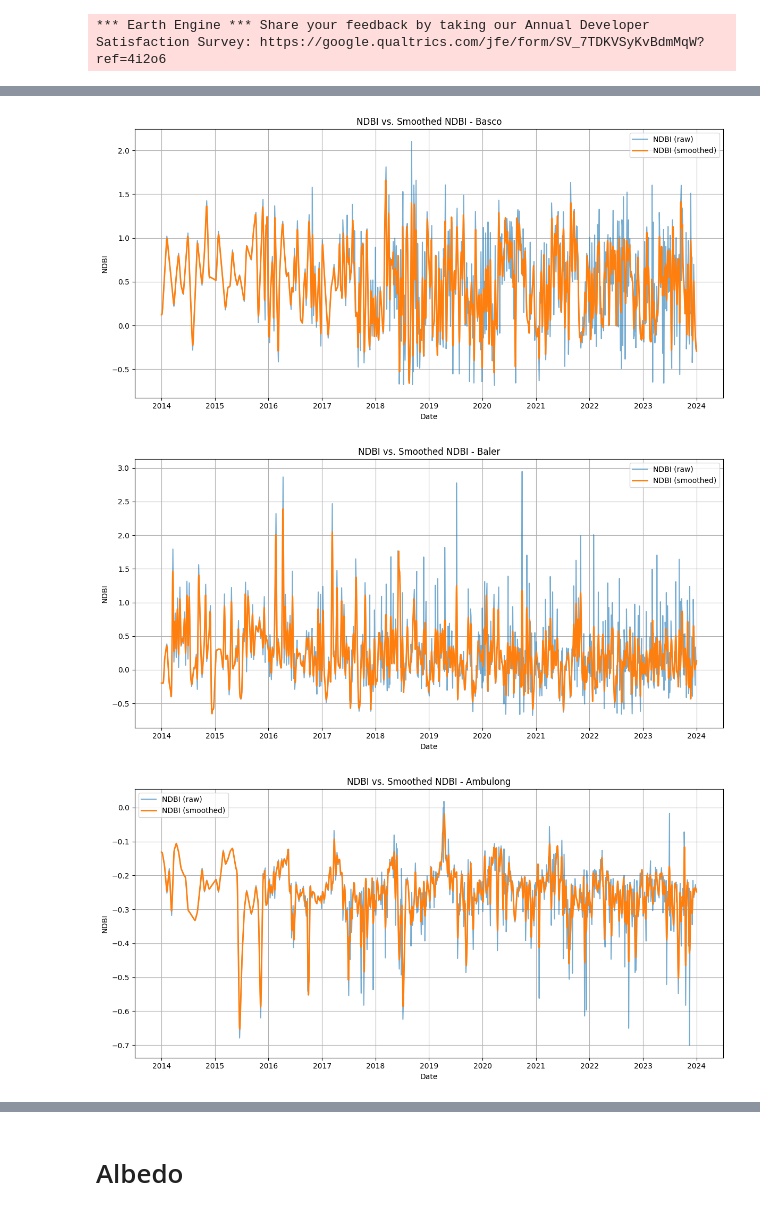
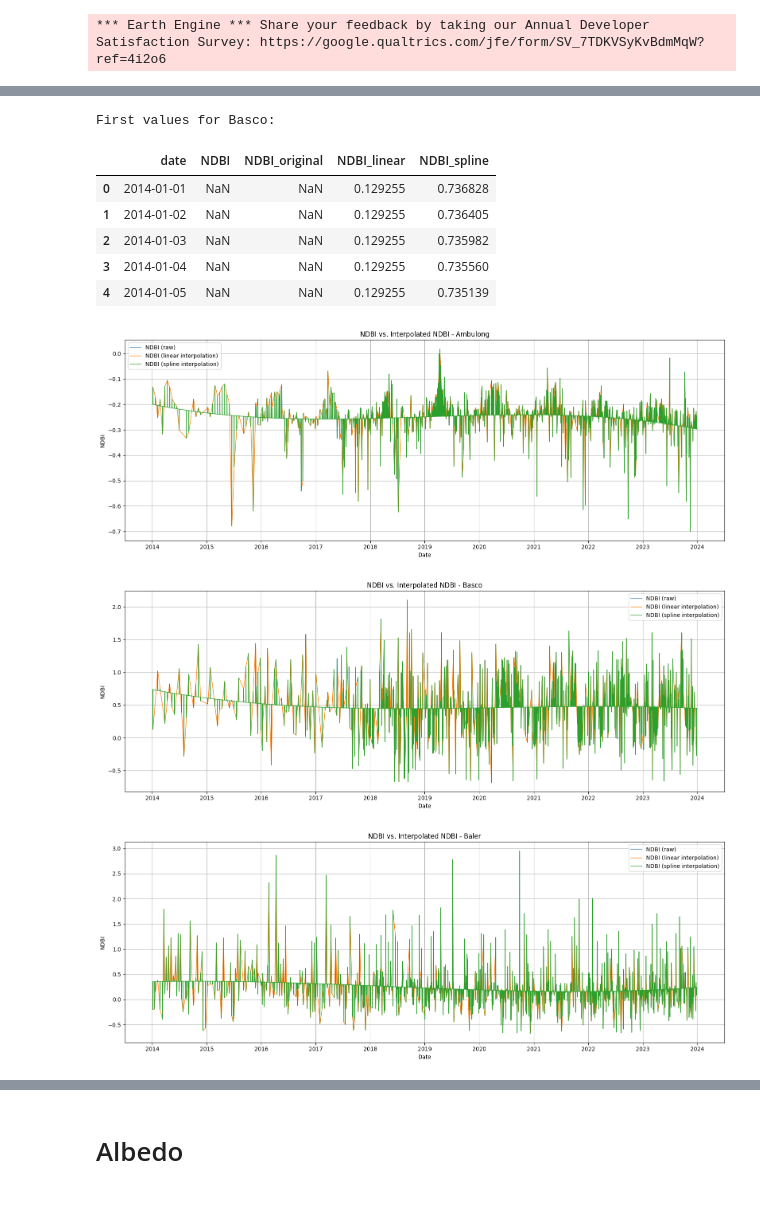
Before and after one commit to machiwao/CCTHESS1-CCTHESS2-Dev-and-Docs, a Jupyter notebook: ERA5_NDVI_NDBI_ALBEDO_Data Scraping.ipynb, the cells around one changed output, grey strips where cells are left out. Drawn from its saved outputs; the diff is of its cells as text; code cells hidden in the pictures.

Commit message:
New Script for Albedo, NDBI, and NDVI

```diff
--- a/ERA5_NDVI_NDBI_ALBEDO_Data Scraping.ipynb
+++ b/ERA5_NDVI_NDBI_ALBEDO_Data Scraping.ipynb
@@ -387,9 +414,9 @@ def get_hls_collection(region, start_date, end_date):
     return merged.map(add_ndbi)
 # %%
 def process_station(station_name, geometry, start_date, end_date):
-    print(f"Processing {station_name}...")
+    hls = get_hls_collection(geometry, start_date, end_date)
 
-    hls = get_hls_collection(geometry, start_date, end_date)
+    print(f"Processing NDBI for {station_name}...")
 
     ts = hls.map(lambda img: ee.Feature(
         None, {
@@ -404,8 +431,7 @@ def process_station(station_name, geometry, start_date, end_date):
         }
     ))
 
-    ts = ee.FeatureCollection(ts)
-    df = geemap.ee_to_df(ts)
+    df = geemap.ee_to_df(ee.FeatureCollection(ts))
 
     if df.empty:
         print(f"No data for {station_name}")
@@ -421,18 +447,16 @@ def process_station(station_name, geometry, start_date, end_date):
     g.index.name = "date"
     g = g.reset_index()
 
-    # Interpolate missing values
-    g["NDBI"] = g["NDBI"].interpolate("linear").ffill().bfill()
+    # Preserve original values
+    g["NDBI_original"] = g["NDBI"]
 
-    # Optional smoothing
-    try:
-        g["NDBI_smooth"] = savgol_filter(g["NDBI"], window_length=15, polyorder=2)
-    except:
-        g["NDBI_smooth"] = g["NDBI"]
+    # Interpolate missing values only (keeping original intact)
+    g["NDBI_linear"] = g["NDBI"].interpolate("linear", limit_direction="both")
+    g["NDBI_spline"] = g["NDBI"].interpolate("spline", order=3, limit_direction="both")
 
-    # Save only date + NDBI (+ smooth if wanted)
-    out_file = f"{station_name}_HLS_NDBI.csv"
-    g[["date", "NDBI", "NDBI_smooth"]].to_csv(out_file, index=False)
+    # Save to CSV: include original, interpolated, and smooth
+    out_file = f"{station_name}_NDBI.csv"
+    g[["date", "NDBI_original", "NDBI_linear", "NDBI_spline"]].to_csv(out_file, index=False)
 
     print(f"Saved {out_file} ({g.shape[0]} rows)")
     return g
@@ -452,31 +476,47 @@ Saved Cabanatuan_HLS_NDBI.csv (3653 rows)
+# %%
+# Check the first few rows of one of the dataframes
+if all_dfs:
+    first_station = list(all_dfs.keys())[0]
+    print(f"First values for {first_station}:")
+    display(all_dfs[first_station].head())
+else:
+    print("No dataframes were processed.")
+# %% [output]
+First values for Basco:
+|  | date | NDBI | NDBI_original | NDBI_linear | NDBI_spline |
+| 0 | 2014-01-01 | NaN | NaN | 0.129255 | 0.736828 |
+| 1 | 2014-01-02 | NaN | NaN | 0.129255 | 0.736405 |
+| 2 | 2014-01-03 | NaN | NaN | 0.129255 | 0.735982 |
+| 3 | 2014-01-04 | NaN | NaN | 0.129255 | 0.735560 |
+| 4 | 2014-01-05 | NaN | NaN | 0.129255 | 0.735139 |
 # %%
 import pandas as pd
 import matplotlib.pyplot as plt
 
-def plot_ndbi(csv_file, station_name):
-    # Load CSV (expects columns: date, NDBI, NDBI_smooth)
+def plot_values(csv_file, station_name):
+    # Load CSV (expects columns: date, NDBI_original, NDBI_linear, NDBI_spline)
     df = pd.read_csv(csv_file, parse_dates=["date"])
 
     # Plot
-    plt.figure(figsize=(12, 6))
-    plt.plot(df["date"], df["NDBI"], label="NDBI (raw)", alpha=0.6)
+    plt.figure(figsize=(16, 6))
+    plt.plot(df["date"], df["NDBI_original"], label="NDBI (raw)", alpha=0.6)
+    plt.plot(df["date"], df["NDBI_linear"], label="NDBI (linear interpolation)", linewidth=1)
+    plt.plot(df["date"], df["NDBI_spline"], label="NDBI (spline interpolation)", linewidth=1)
 
-    if "NDBI_smooth" in df.columns:
-        plt.plot(df["date"], df["NDBI_smooth"], label="NDBI (smoothed)", linewidth=2)
 
     plt.xlabel("Date")
     plt.ylabel("NDBI")
-    plt.title(f"NDBI vs. Smoothed NDBI - {station_name}")
+    plt.title(f"NDBI vs. Interpolated NDBI - {station_name}")
     plt.legend()
     plt.grid(True)
     plt.tight_layout()
     plt.show()
 
-station_names = ["Basco", "Baler", "Ambulong", "Cabanatuan"]
+station_names = ["Ambulong", "Basco", "Baler", "Cabanatuan"]
 for station in station_names:
-    csv_file = f"{station}_HLS_NDBI.csv"
-    plot_ndbi(csv_file, station)
+    csv_file = f"{station}_NDBI.csv"
+    plot_values(csv_file, station)
 # %% [output]
-[figure, old version]
+[figure, new version]
-[figure, old version]
+[figure, new version]
-[figure, old version]
+[figure, new version]
```
Also changed, not shown: parts of 12 cells of this notebook.
